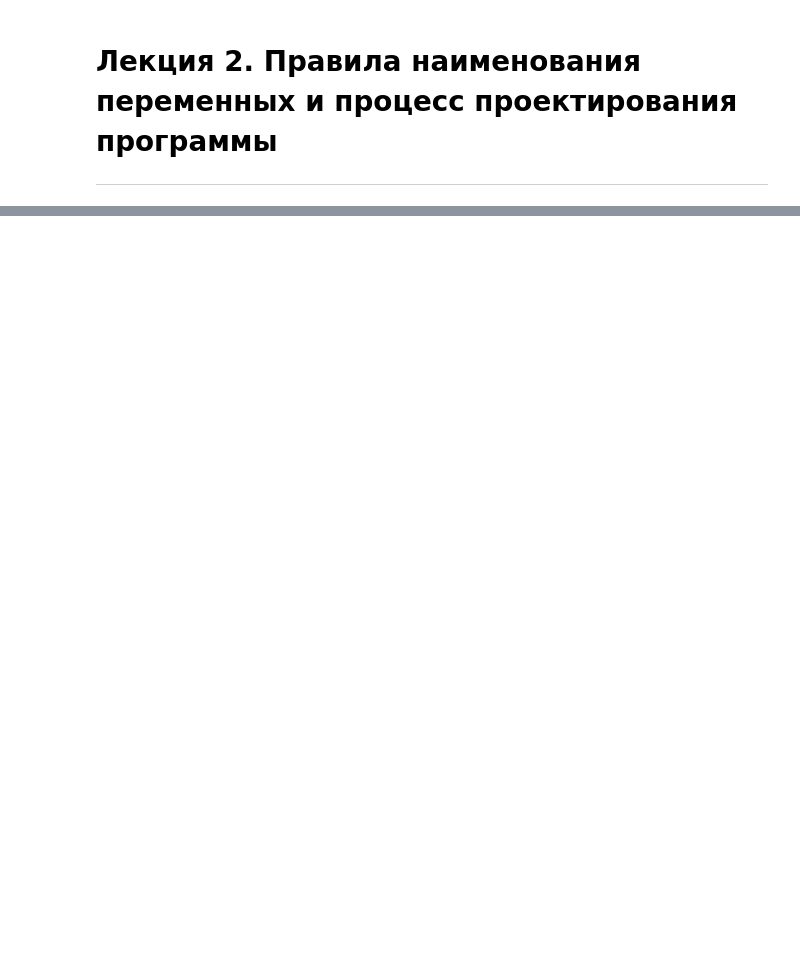
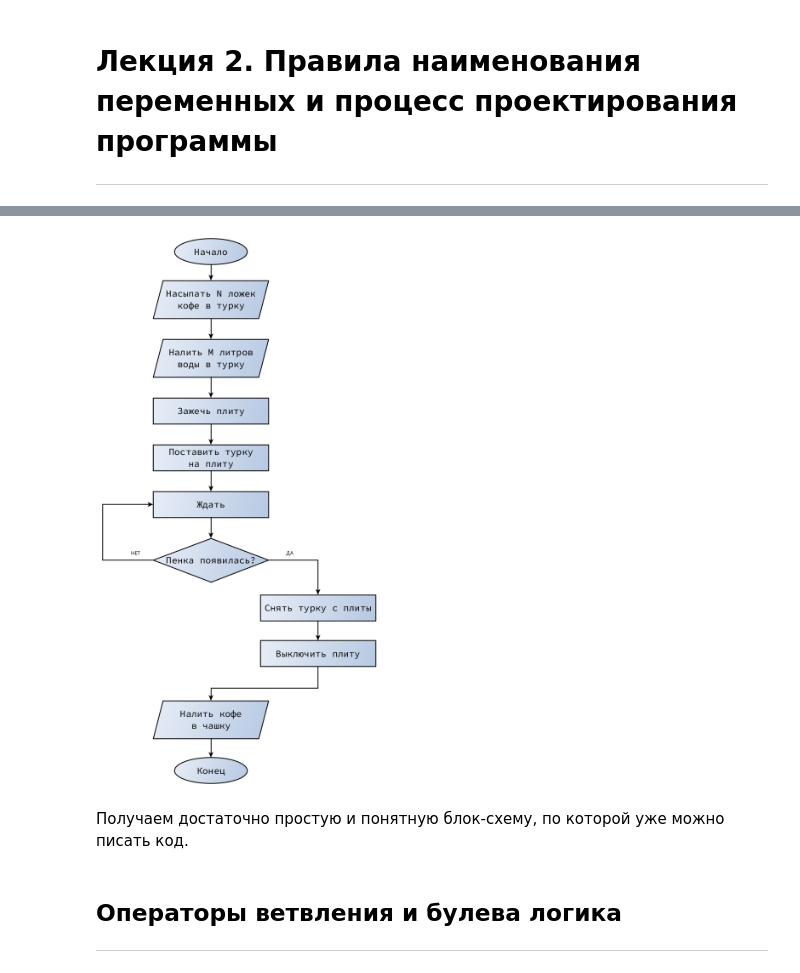
Before and after one commit to Maltiec/PythonLections, a Jupyter notebook: Lecture2.ipynb, the cells around one changed output, grey strips where cells are left out. Cells and saved outputs as stored; diff of their text form; code cells hidden in the pictures; blank space fills up the shorter version.

```diff
--- a/Lecture2.ipynb
+++ b/Lecture2.ipynb
@@ -44,0 +119,10 @@
+# %%
+from IPython import display
+display.Image("Dia3.png")
+# %% [output]
+[figure, added]
+# %% [markdown]
+Получаем достаточно простую и понятную блок-схему, по которой уже можно писать код.
+# %% [markdown]
+## Операторы ветвления и булева логика
+***
```
Also changed, not shown: parts of 31 cells of this notebook, 7 other files.
